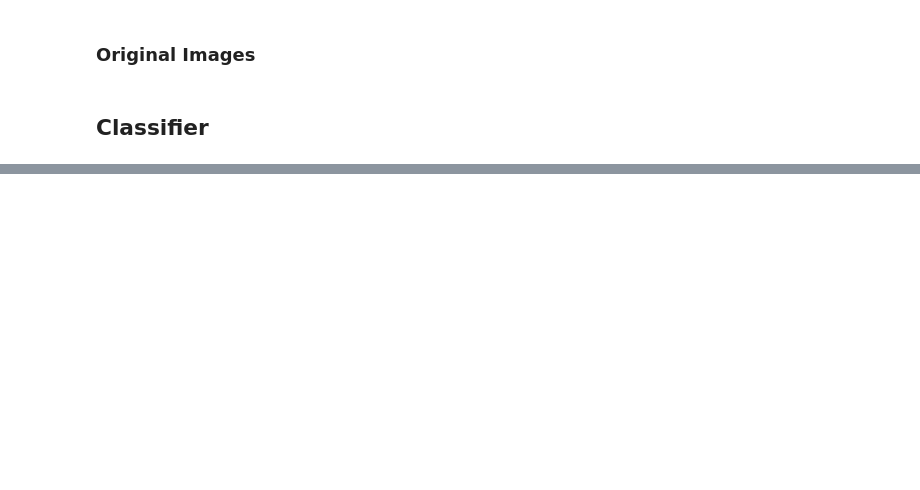
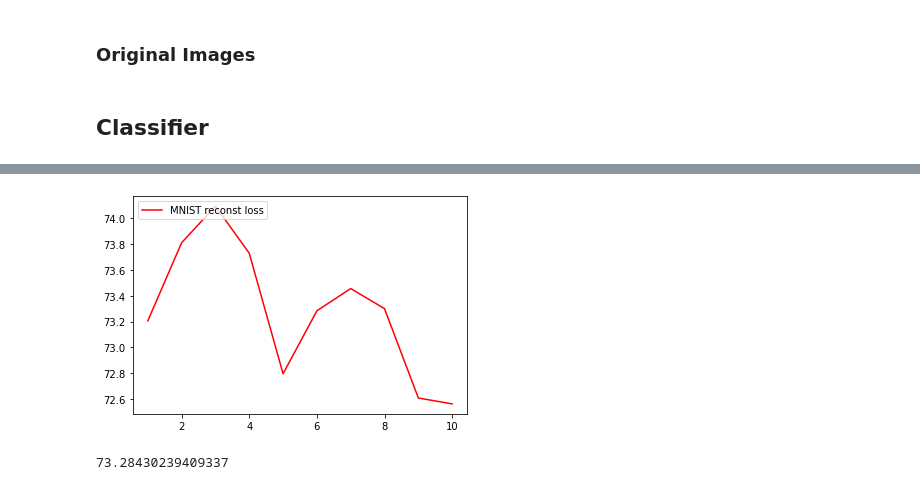
Before and after one commit to CadmusFlux/Implicit_neural_representation, a Jupyter notebook: Rawimage_classifiers.ipynb, the cells around one changed output, grey strips where cells are left out. Cells and saved outputs as stored; diff of their text form; code cells hidden in the pictures; blank space fills up the shorter version.

```diff
--- a/Rawimage_classifiers.ipynb
+++ b/Rawimage_classifiers.ipynb
@@ -158,0 +359,18 @@ classifier(input_reconst,targets,'logit',"reconstructed "+dataset_name,True,pca_
+# %%
+# Plot psnr losses over a range over increasing interval of data
+# Need to reconstruct MNist images
+
+psnr_losses_mnist = []
+
+for i in range(0,10000,500):
+    psnr_losses_mnist.append(cv2.PSNR(input_reconst[:i],input_org_reshape[:i]))
+
+plt.plot(np.arange(0,10000,500),psnr_losses_mnist, "-r",label = 'MNIST reconst loss')
+plt.legend(loc="upper left")
+plt.show()
+# %% [output]
+[figure, added]
+# %%
+np.average(psnr_losses_mnist)
+# %% [output]
+73.28430239409337
```
Also changed, not shown: parts of 32 cells of this notebook, 2 other files.
